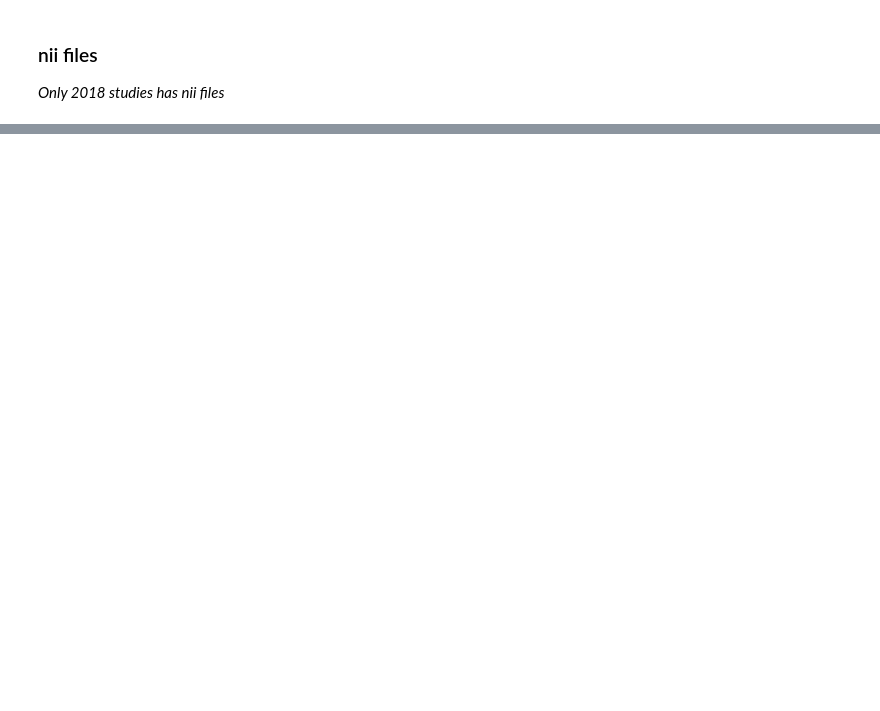
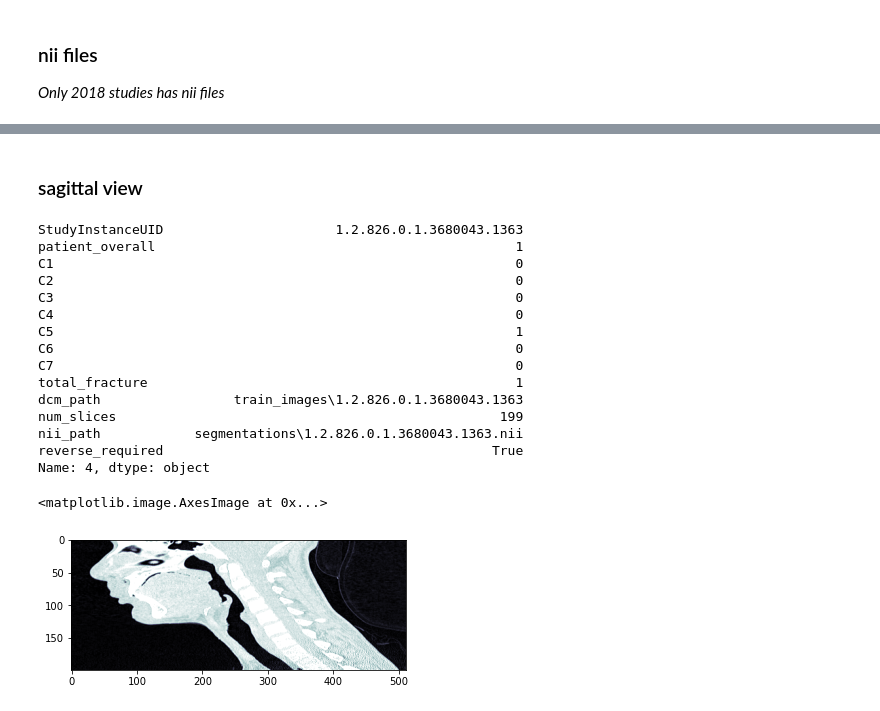
Before and after one commit to jukdang/AI_repo, a Jupyter notebook: RSNA 2022 Cervical Spine Fracture Detection/rsna-2022-cervical-spine-fracture-detection.ipynb, the cells around one changed output, grey strips where cells are left out. Cells and saved outputs as stored; diff of their text form; code cells hidden in the pictures; blank space fills up the shorter version.

```diff
--- a/RSNA 2022 Cervical Spine Fracture Detection/rsna-2022-cervical-spine-fracture-detection.ipynb
+++ b/RSNA 2022 Cervical Spine Fracture Detection/rsna-2022-cervical-spine-fracture-detection.ipynb
@@ -155,0 +211,11 @@ print(np.unique(segmentations[0,:,:]))
+# %%
+def check_reverse_required(path):
+    paths = list(path.glob('*'))
+    paths.sort(key=lambda x:int(x.stem))
+    z_first = pydicom.dcmread(paths[0]).get("ImagePositionPatient")[-1]
+    z_last = pydicom.dcmread(paths[-1]).get("ImagePositionPatient")[-1]
+    if z_last < z_first:
+        return False
+    return True
+# %%
+train['reverse_required'] = train['dcm_path'].apply(check_reverse_required)
@@ -155,0 +237,28 @@ print(np.unique(segmentations[0,:,:]))
+# %% [markdown]
+### sagittal view
+# %%
+print(train.loc[4,:])
+dcm_images = get_dcm_images(train['dcm_path'][4]) # 0 fractures
+dcm_np = np.array(dcm_images)
+if train['reverse_required'][4] == True:
+    dcm_np = dcm_np[::-1]
+saggital_view = dcm_np[:,:,256]
+plt.imshow(saggital_view, cmap='bone')
+# %% [output]
+StudyInstanceUID                      1.2.826.0.1.3680043.1363
+patient_overall                                              1
+C1                                                           0
+C2                                                           0
+C3                                                           0
+C4                                                           0
+C5                                                           1
+C6                                                           0
+C7                                                           0
+total_fracture                                               1
+dcm_path                 train_images\1.2.826.0.1.3680043.1363
+num_slices                                                 199
+nii_path            segmentations\1.2.826.0.1.3680043.1363.nii
+reverse_required                                          True
+Name: 4, dtype: object
+<matplotlib.image.AxesImage at 0x...>
+[figure, added]
```
Also changed, not shown: parts of 15 cells of this notebook.
